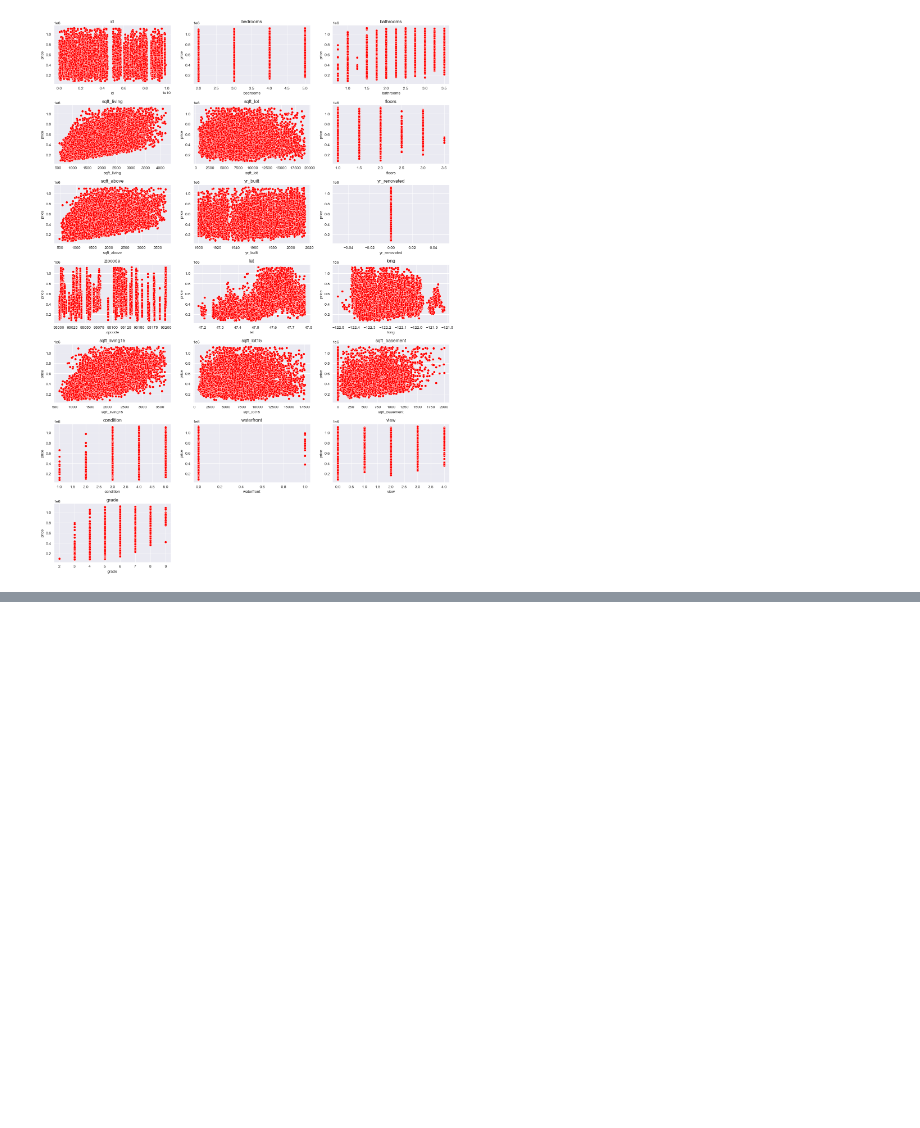
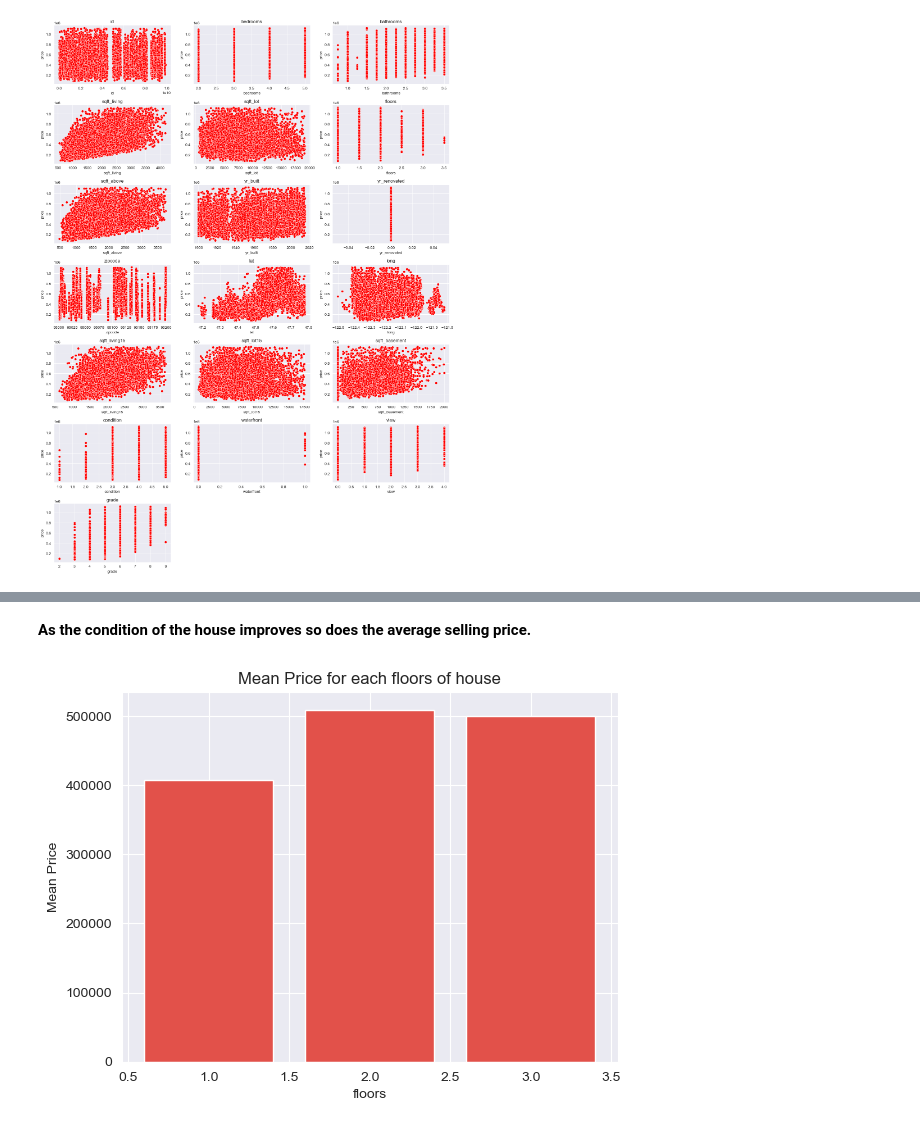
Before and after one commit to DennisWainaina/Megamax-Real-Estate-House-Project, a Jupyter notebook: index.ipynb, the cells around one changed output, grey strips where cells are left out. Drawn from its saved outputs; the diff is of its cells as text; code cells hidden in the pictures; blank space fills up the shorter version.

```diff
--- a/index.ipynb
+++ b/index.ipynb
@@ -1089,0 +1124,6 @@ plt.show()
+# %% [markdown]
+**As the condition of the house improves so does the average selling price.**
+# %%
+categorical_plotter(combined_df, 4, 'floors')
+# %% [output]
+[figure, added]
```
Also changed, not shown: parts of 12 cells of this notebook.
